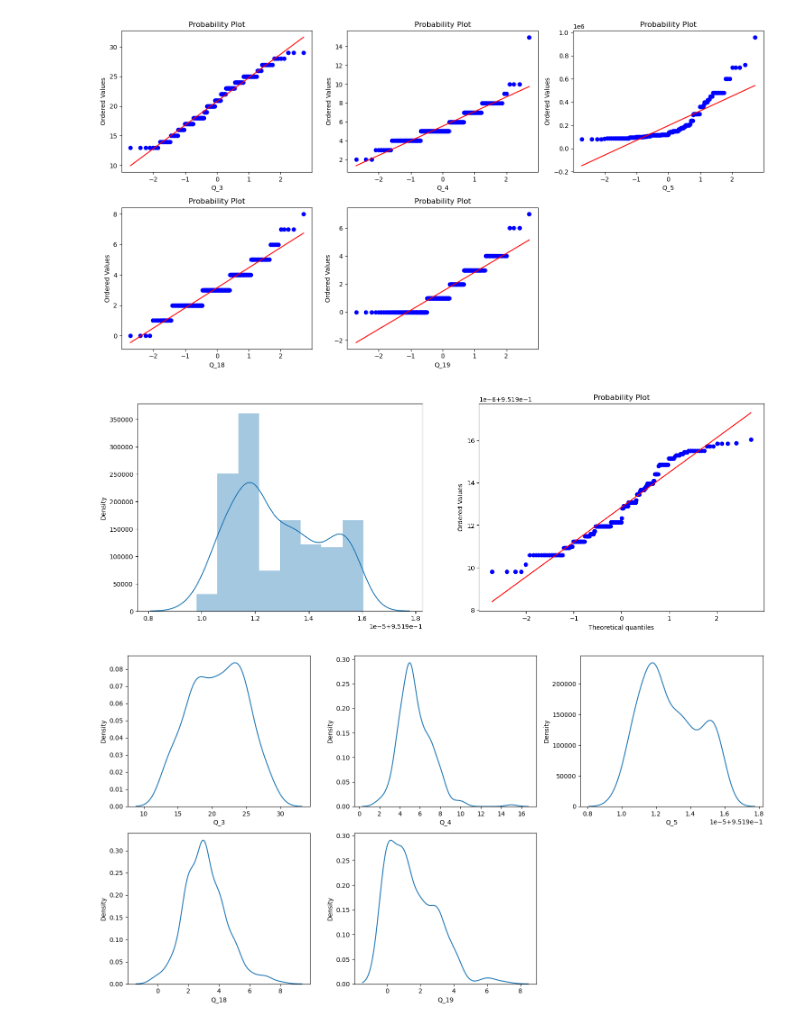
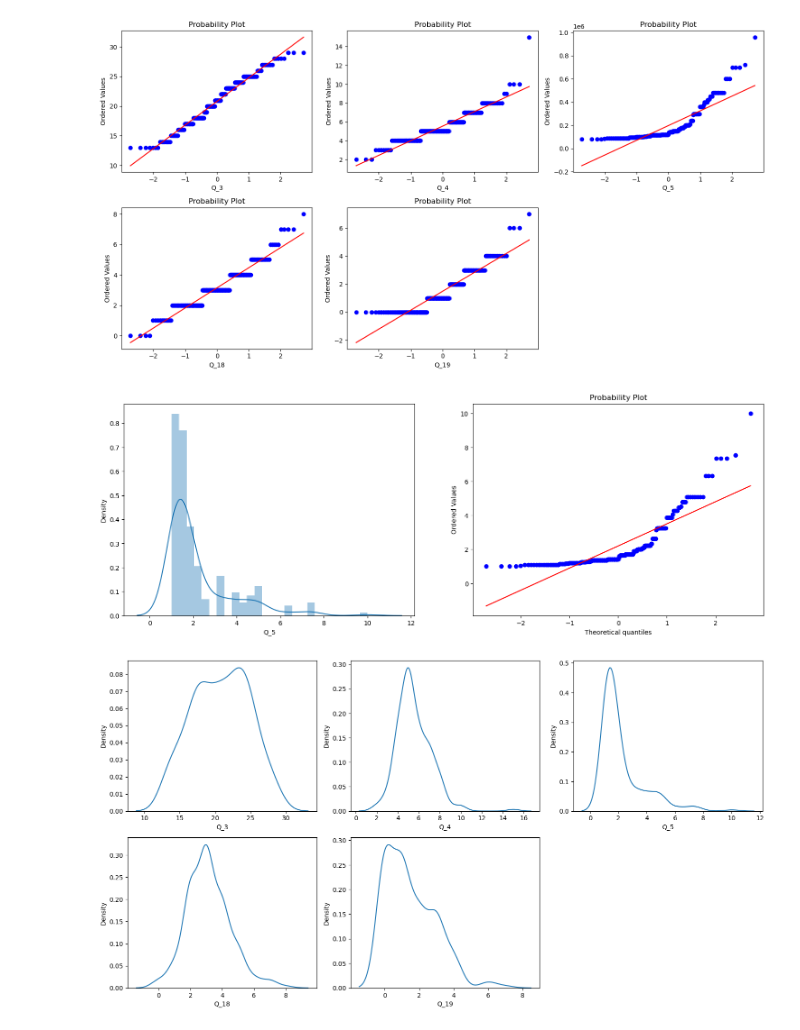
Before and after one commit to whoismaruf/BSc_Thesis, a Jupyter notebook: main.ipynb, the cells around one changed output. Drawn from its saved outputs; the diff is of its cells as text; code cells hidden in the pictures.

```diff
--- a/main.ipynb
+++ b/main.ipynb
@@ -85,17 +68,17 @@ plt.show()
 # %% [output]
 [figure]
 # %%
-FQ_5, lam = stats.boxcox(df['Q_5'])
+sc = MinMaxScaler(feature_range=(1,10))
+
+df['Q_5'] = sc.fit_transform(df[['Q_5']])
 fig , g = plt.subplots(1,2, figsize=(18,6))
 # Histogram
-g1 = sns.distplot(FQ_5, ax=g[0]);
+g1 = sns.distplot(df['Q_5'], ax=g[0]);
 # QQPlot
-g2 = stats.probplot(FQ_5, dist='norm', plot=plt);
+g2 = stats.probplot(df['Q_5'], dist='norm', plot=plt);
 # %% [output]
-[figure, old version]
+[figure, new version]
 # %%
-df['Q_5'] = FQ_5
-
 fig = plt.figure(figsize=(15, 8))
 k = 1
 for i in numerical_d:
@@ -108,7 +91,7 @@ for i in numerical_d:
 plt.tight_layout()
 plt.show()
 # %% [output]
-[figure, old version]
+[figure, new version]
 # %%
 df = pd.get_dummies(df, columns=['Drop_out'], drop_first=True)
 df.head(3)
```
Also changed, not shown: parts of 19 cells of this notebook, 2 other files.
